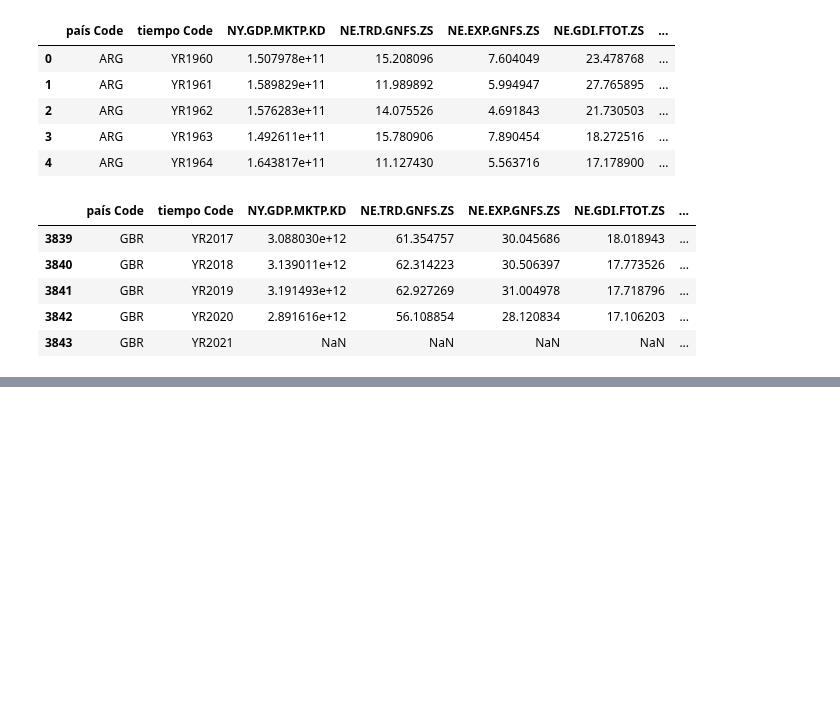
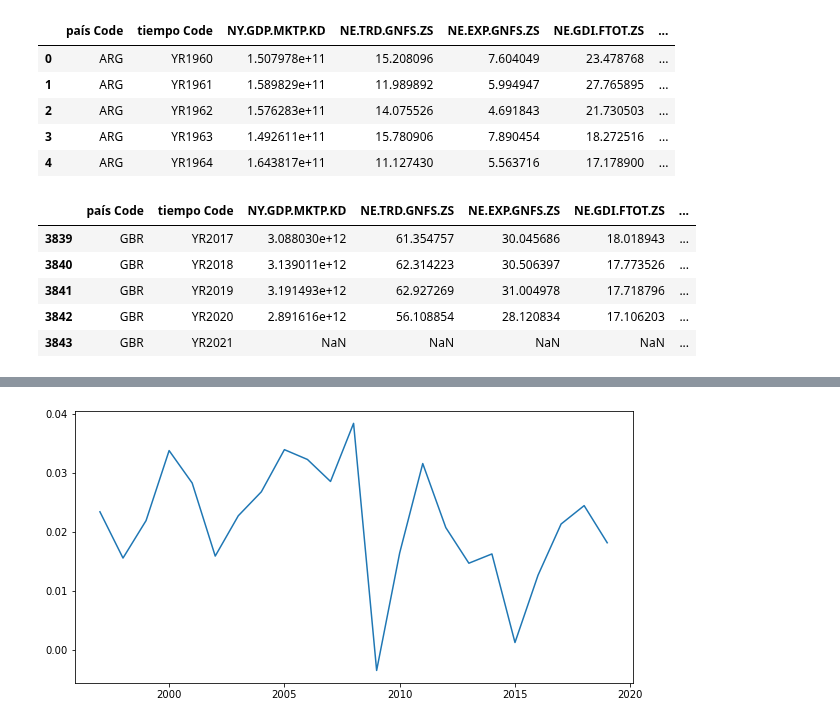
Before and after one commit to valegrei/gdp-growth-forecast, a Jupyter notebook: gdp_growth_forecasting/analysis/data_analysis.ipynb, the cells around one changed output, grey strips where cells are left out. Cells and saved outputs as stored; diff of their text form; code cells hidden in the pictures; blank space fills up the shorter version.

```diff
--- a/gdp_growth_forecasting/analysis/data_analysis.ipynb
+++ b/gdp_growth_forecasting/analysis/data_analysis.ipynb
@@ -220,0 +215,4 @@ graficar(df_wb[df_wb.iso == 'PER'],'rgdp_growth',linea_cero=True)
+# %%
+graficar(df_wb[df_wb.iso=='USA'],'infl_cpi')
+# %% [output]
+[figure, added]
```
Also changed, not shown: parts of 11 cells of this notebook.
